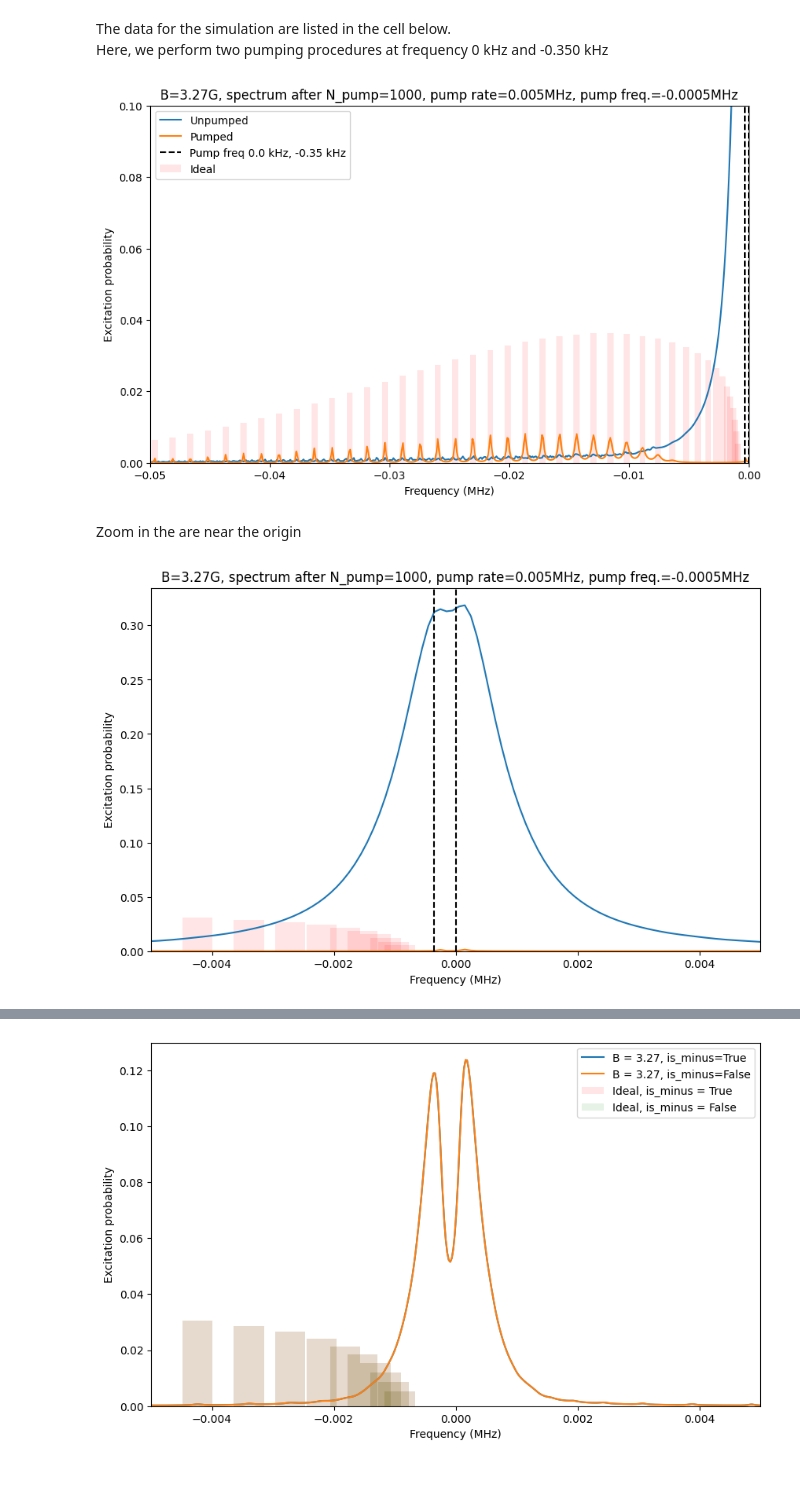
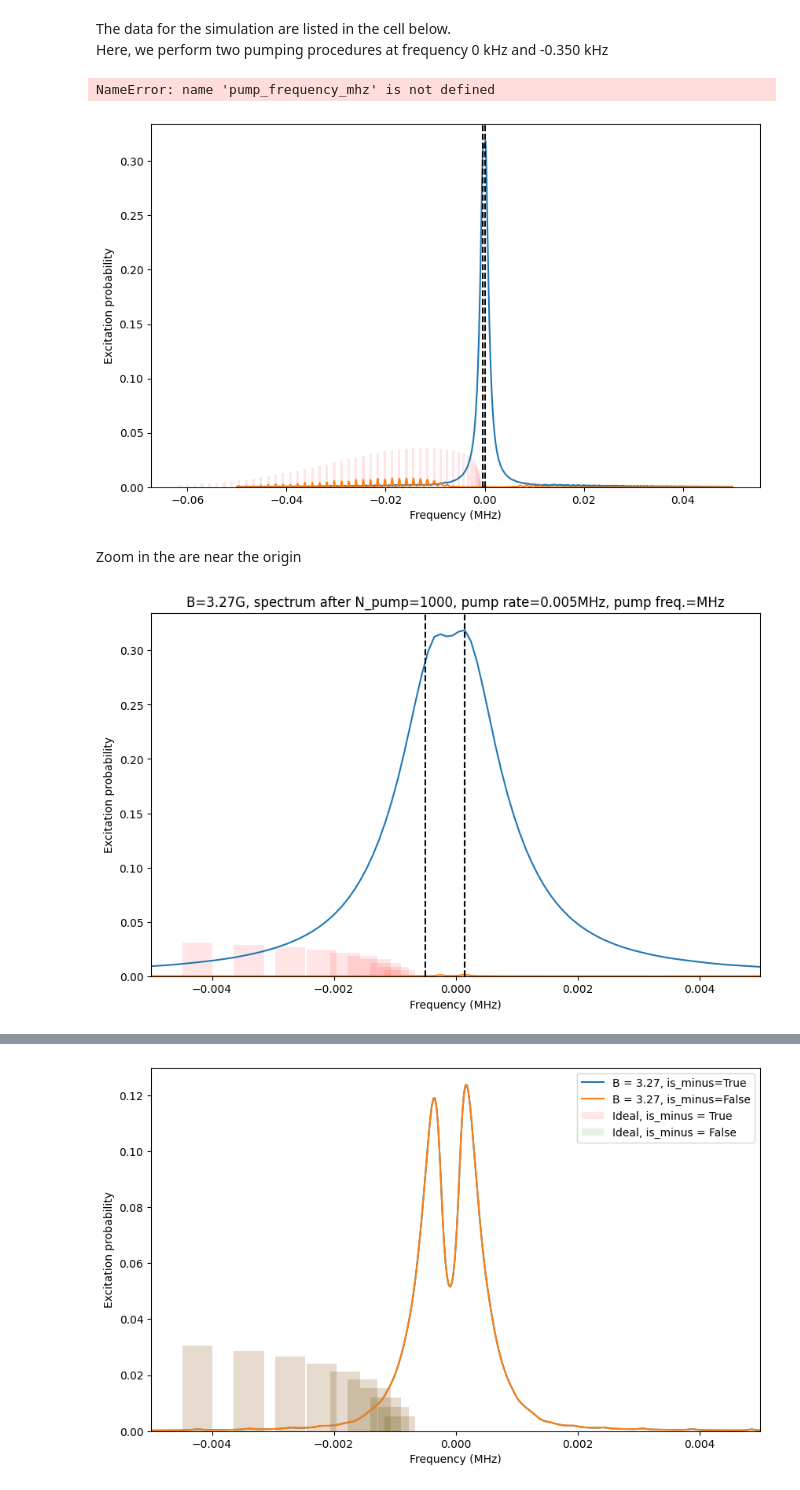
Before and after one commit to sdracia/QIC, a Jupyter notebook: project/caoh+.ipynb, the cells around one changed output, grey strips where cells are left out. Drawn from its saved outputs; the diff is of its cells as text; code cells hidden in the pictures.

```diff
--- a/project/caoh+.ipynb
+++ b/project/caoh+.ipynb
@@ -117,6 +118,7 @@ max_frequency_mhz = 0.05
 scan_points = 1000
 dephased = True
 coherence_time_us = 100
+is_minus = True
 
 
 fig, ax = plt.subplots(figsize=(10, 6))
@@ -136,34 +138,36 @@ pump_duration_us = 1000.0
 
 for _ in range(num_pumps):
     states1.dist += qls.excitation_matrix(mo1, pump_frequency_mhz_1, pump_duration_us, pump_rabi_rate_mhz, dephased, is_minus).dot(states1.dist)
+
 
 pump_frequency_mhz_2 = -0.00035
 
 for _ in range(num_pumps):
     states1.dist += qls.excitation_matrix(mo1, pump_frequency_mhz_2, pump_duration_us, pump_rabi_rate_mhz, dephased, is_minus).dot(states1.dist)
 
 
 
 frequencies, exc_probs1_after = qls.get_spectrum(mo1, states1.dist, duration_us, rabi_rate_mhz, max_frequency_mhz, scan_points, dephased, is_minus)
 plt.plot(frequencies, exc_probs1_after, label = f"Pumped")
 
 ax.bar(signature_transitions, states1.j_distribution()[1:], color="red", width=0.0005, alpha=0.1, label = "Ideal")
 ax.axvline(x=pump_frequency_mhz_2, color='black', linestyle='--')
 ax.axvline(x=pump_frequency_mhz_1, color='black', linestyle='--', label=f'Pump freq {pump_frequency_mhz_1*(1e3)} kHz, {pump_frequency_mhz_2*(1e3)} kHz')
 ax.set_xlabel("Frequency (MHz)")
 ax.set_ylabel("Excitation probability")
 ax.set_title(f"B={b_field_gauss}G, spectrum after N_pump={num_pumps}, pump rate={pump_rabi_rate_mhz/(2*np.pi):.3f}MHz, pump freq.={pump_frequency_mhz}MHz")
 
 a_lim = -max_frequency_mhz
 b_lim = 0
 
 ax.set_xlim([a_lim, b_lim])
 ax.set_ylim([0, 0.2])
 ax.set_ylim(0,0.1)
 ax.legend()
 plt.show()
 # %% [output]
+NameError: name 'pump_frequency_mhz' is not defined
-[figure, old version]
+[figure, new version]
 # %% [markdown]
 Zoom in the are near the origin
 # %%
@@ -174,13 +178,13 @@ plt.plot(frequencies, exc_probs1_before, label = "Unpumped")
 plt.plot(frequencies, exc_probs1_after, label = f"Pumped")
 
 ax.bar(signature_transitions, states1.j_distribution()[1:], color="red", width=0.0005, alpha=0.1, label = "Ideal")
-ax.axvline(x=pump_frequency_mhz_2, color='black', linestyle='--')
-ax.axvline(x=pump_frequency_mhz_1, color='black', linestyle='--', label=f'Pump freq {pump_frequency_mhz_1*(1e3)} kHz, {pump_frequency_mhz_2*(1e3)} kHz')
+ax.axvline(x=0.00015, color='black', linestyle='--')
+ax.axvline(x=-0.0005, color='black', linestyle='--', label=f'Pump freq {pump_frequency_mhz_1*(1e3)} kHz, {pump_frequency_mhz_2*(1e3)} kHz')
 
 
 ax.set_xlabel("Frequency (MHz)")
 ax.set_ylabel("Excitation probability")
-ax.set_title(f"B={b_field_gauss}G, spectrum after N_pump={num_pumps}, pump rate={pump_rabi_rate_mhz/(2*np.pi):.3f}MHz, pump freq.={pump_frequency_mhz}MHz")
+ax.set_title(f"B={b_field_gauss}G, spectrum after N_pump={num_pumps}, pump rate={pump_rabi_rate_mhz/(2*np.pi):.3f}MHz, pump freq.=MHz")
 
 max_frequency_mhz = 0.005
 
@@ -190,4 +194,4 @@ b_lim = max_frequency_mhz
 ax.set_xlim([a_lim, b_lim])
 plt.show()
 # %% [output]
-[figure, old version]
+[figure, new version]
```
Also changed, not shown: parts of 3 cells of this notebook, 15 other files.
